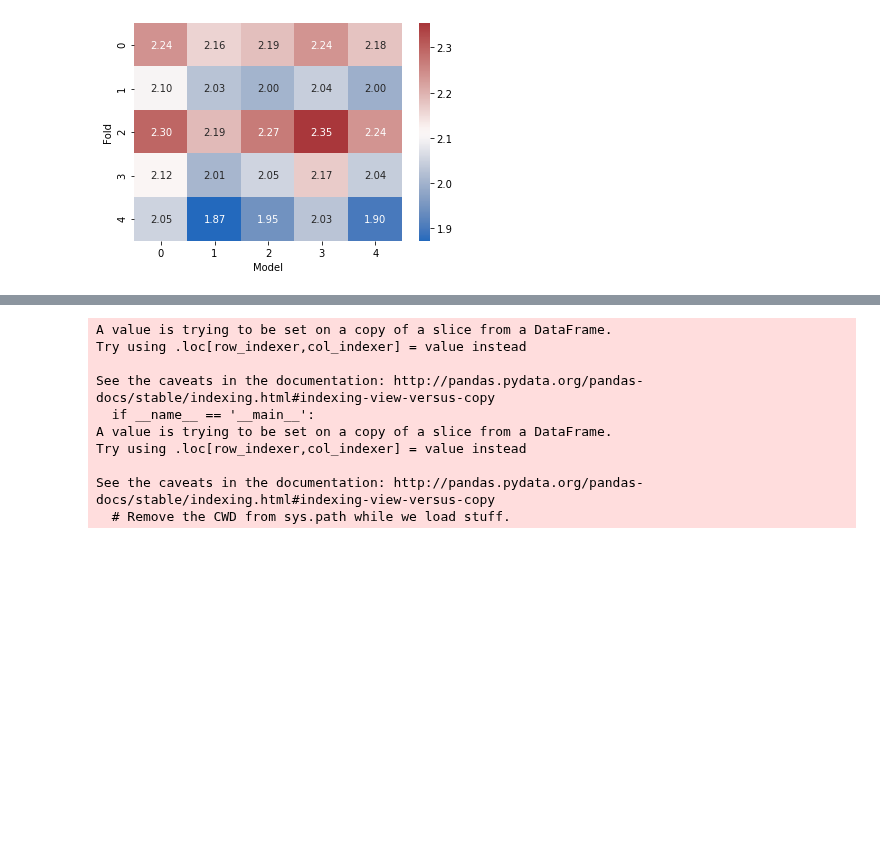
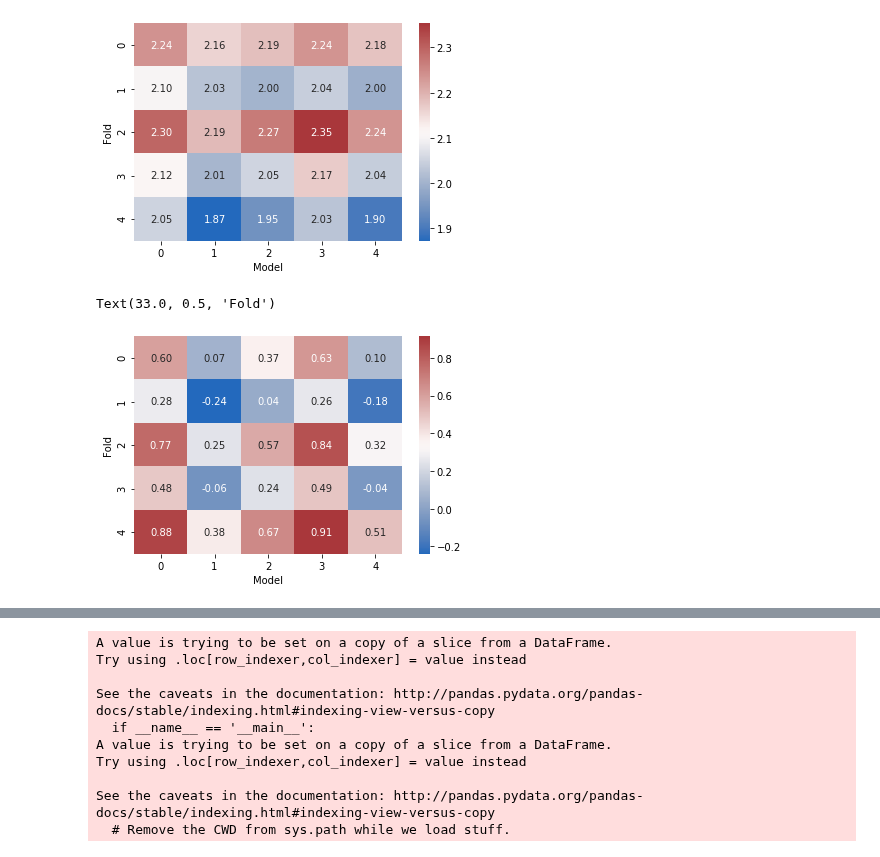
Before and after one commit to ido90/Earthquakes, a Jupyter notebook: Transformer/transformer-network.ipynb, the cells around one changed output, grey strips where cells are left out. Saved outputs shown, nothing was run; the diff lists cells and outputs as text; code cells hidden in the pictures; blank space fills up the shorter version.

```diff
--- a/Transformer/transformer-network.ipynb
+++ b/Transformer/transformer-network.ipynb
@@ -39,7 +39,7 @@ tf.set_random_seed(368)
 # %% [output]
 Using TensorFlow backend.
 # %%
-DO_TRAIN = True
+DO_TRAIN = False
 
 DATA = Path('../Data')
 # %% [markdown]
@@ -520,9 +520,9 @@ for i in tqdm_notebook(range(N_FOLDS)):
     outliers = np.sum(np.logical_or(valid_preds<0, valid_preds>16.5))
     print(f'Predictions not in [0,16.5]:\t{outliers:d} ({100*outliers/len(valid_preds):.1f}%)')
     cropped_preds = np.maximum(np.minimum(valid_preds, 16.5), 0)
-    MAE.append(np.mean(np.abs(valid_preds-valid_ys)))
+    MAE.append(np.mean(np.abs(cropped_preds-valid_ys)))
     print(f'MAE ({i:d}):\t{MAE[-1]:.3f}')
-    preds[FOLDS.loc[FOLDS['fold']==i,'i'].values] = valid_preds
+    preds[FOLDS.loc[FOLDS['fold']==i,'i'].values] = cropped_preds
 
     del train_gen
     del early_gen
@@ -637,3 +635,12 @@ plt.ylabel('Fold')
 # %% [output]
 Text(33.0, 0.5, 'Fold')
 [figure]
+# %%
+# mean signed error
+sns.heatmap(np.array([[ np.mean((preds2[f][m] - FOLDS[FOLDS.fold==f].time)) for m in range(5)] for f in range(5)]),
+           annot=True, fmt=".2f", cmap=sns.cm.vlag)
+plt.xlabel('Model')
+plt.ylabel('Fold')
+# %% [output]
+Text(33.0, 0.5, 'Fold')
+[figure, added]
```
Also changed, not shown: parts of 6 cells of this notebook.
